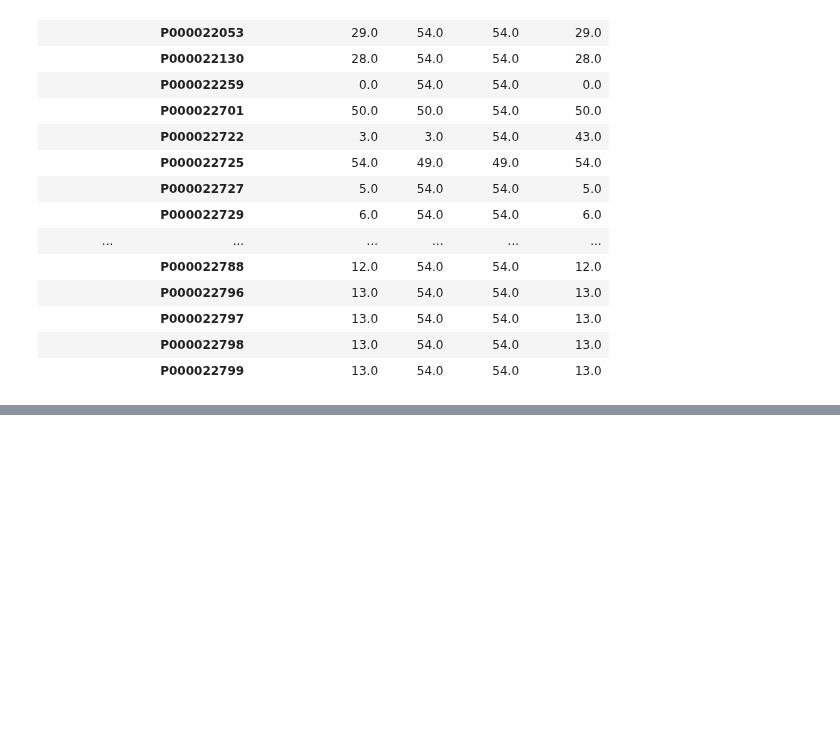
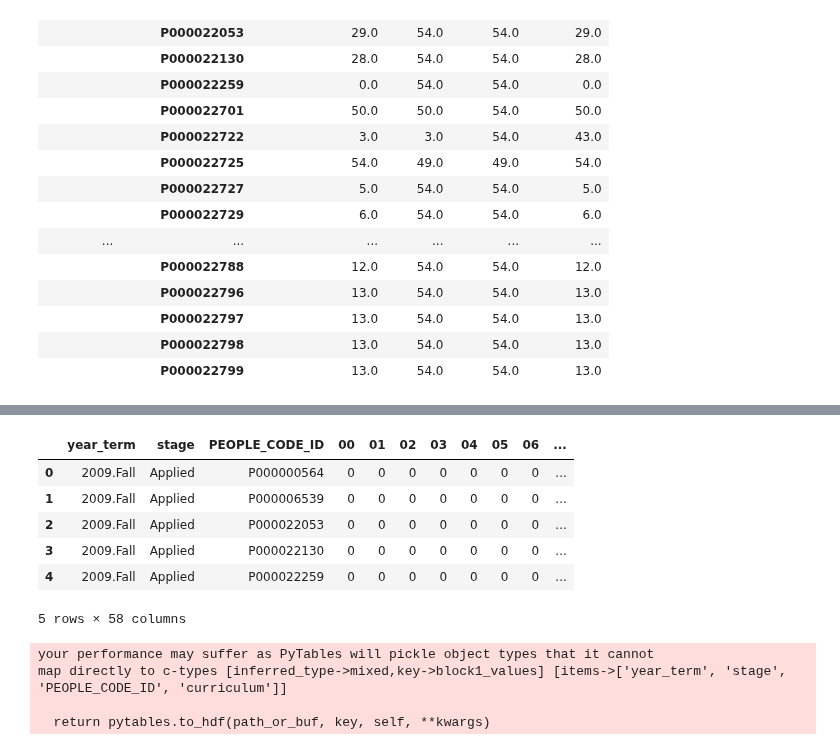
Before and after one commit to JeffWalton-PSC/Admissions, a Jupyter notebook: funnel/admissions_historic_data.ipynb, the cells around one changed output, grey strips where cells are left out. Cells and saved outputs as stored; diff of their text form; code cells hidden in the pictures; blank space fills up the shorter version.

Commit message:
admissions processing flow - weeks range [0,53]

```diff
--- a/funnel/admissions_historic_data.ipynb
+++ b/funnel/admissions_historic_data.ipynb
@@ -451,8 +454,8 @@ f_status('Applied', e, 1).to_csv('2018_Fall_w1.csv')
 # %%
 # function returns DataFrame of 53 week status values
 def fill_weeks(field, data_frame):
-    weeks = range(1, 54)
-    r = pd.DataFrame(np.zeros((data_frame.shape[0], 53)),
+    weeks = range(0, 54)
+    r = pd.DataFrame(np.zeros((data_frame.shape[0], 54)),
                      index=data_frame.index,
                      columns=[f'{w:02d}' for w in weeks])
     for w in weeks:
@@ -516,0 +568,17 @@ print(y.head())
+# %%
+y.head()
+# %% [output]
+|  | year_term | stage | PEOPLE_CODE_ID | 00 | 01 | 02 | 03 | 04 | 05 | 06 | ... |
+| 0 | 2009.Fall | Applied | P000000564 | 0 | 0 | 0 | 0 | 0 | 0 | 0 | ... |
+| 1 | 2009.Fall | Applied | P000006539 | 0 | 0 | 0 | 0 | 0 | 0 | 0 | ... |
+| 2 | 2009.Fall | Applied | P000022053 | 0 | 0 | 0 | 0 | 0 | 0 | 0 | ... |
+| 3 | 2009.Fall | Applied | P000022130 | 0 | 0 | 0 | 0 | 0 | 0 | 0 | ... |
+| 4 | 2009.Fall | Applied | P000022259 | 0 | 0 | 0 | 0 | 0 | 0 | 0 | ... |
+5 rows × 58 columns
+# %%
+y.to_hdf('data/stage_data', key='weekly', mode='w', data_columns=True, complevel=0)
+# %% [output]
+your performance may suffer as PyTables will pickle object types that it cannot
+map directly to c-types [inferred_type->mixed,key->block1_values] [items->['year_term', 'stage', 'PEOPLE_CODE_ID', 'curriculum']]
+
+  return pytables.to_hdf(path_or_buf, key, self, **kwargs)
```
Also changed, not shown: parts of 17 cells of this notebook, 3 other files.
